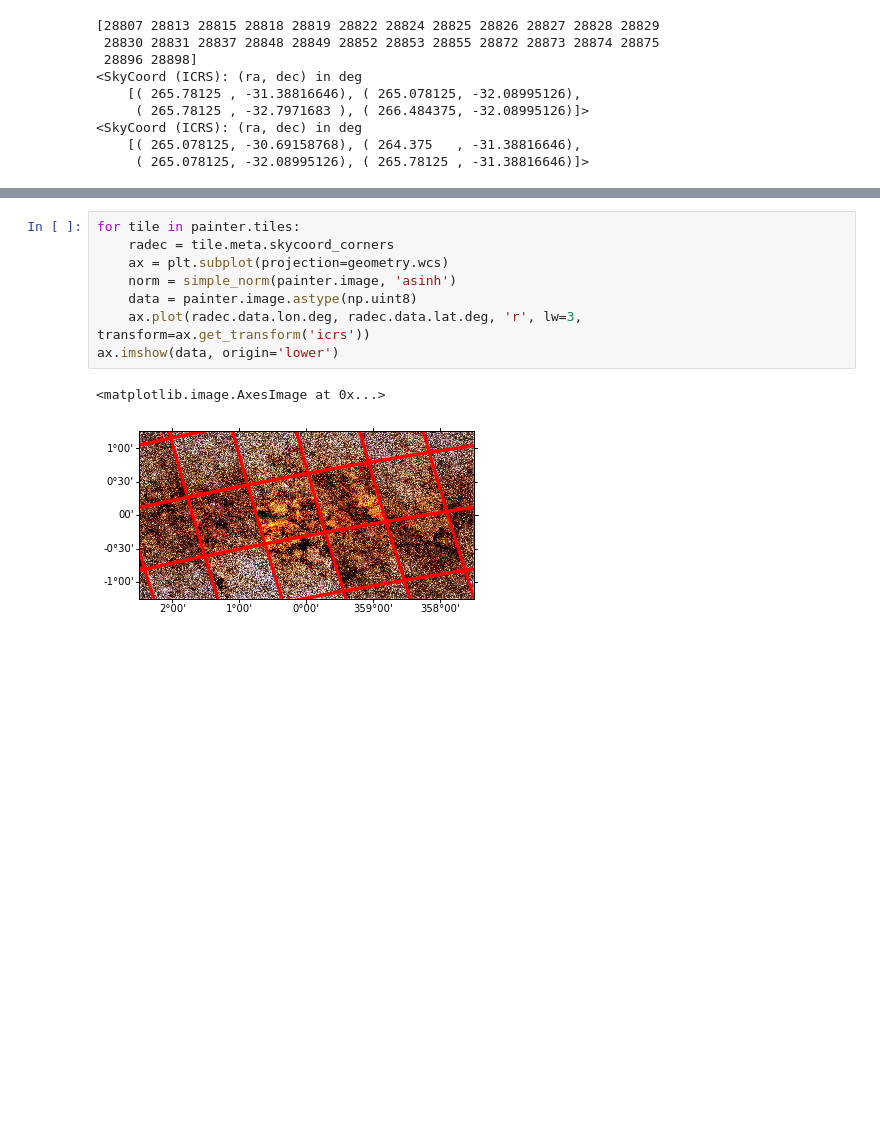
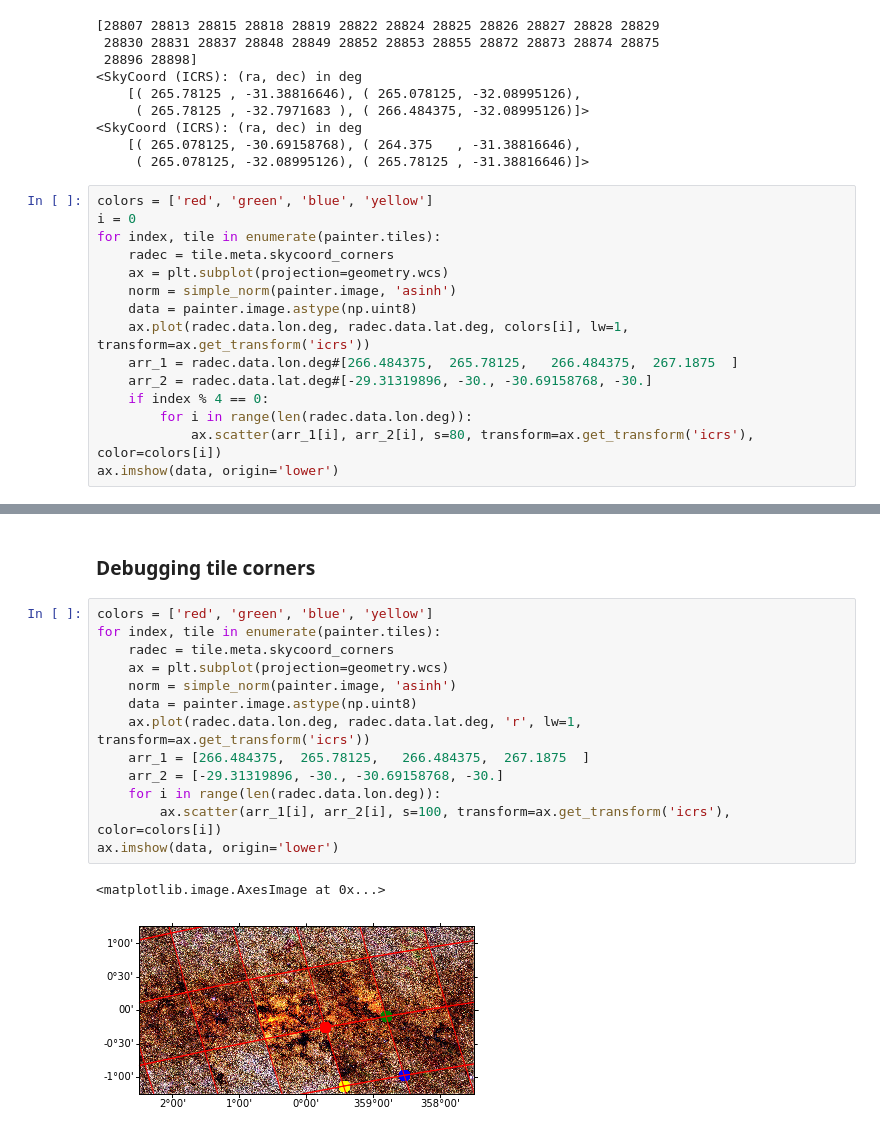
Before and after one commit to adl1995/HIPS-to-Py, a Jupyter notebook: examples/JPG_tile_draw_issue.ipynb, the cells around one changed output, grey strips where cells are left out. Drawn from its saved outputs; the diff is of its cells as text; blank space fills up the shorter version.

```diff
--- a/examples/JPG_tile_draw_issue.ipynb
+++ b/examples/JPG_tile_draw_issue.ipynb
@@ -80,3 +80,18 @@ print(painter.tiles[1].meta.skycoord_corners)
 <SkyCoord (ICRS): (ra, dec) in deg
     [( 265.078125, -30.69158768), ( 264.375   , -31.38816646),
      ( 265.078125, -32.08995126), ( 265.78125 , -31.38816646)]>
+# %%
+colors = ['red', 'green', 'blue', 'yellow']
+i = 0
+for index, tile in enumerate(painter.tiles):
+    radec = tile.meta.skycoord_corners
+    ax = plt.subplot(projection=geometry.wcs)
+    norm = simple_norm(painter.image, 'asinh')
+    data = painter.image.astype(np.uint8)
+    ax.plot(radec.data.lon.deg, radec.data.lat.deg, colors[i], lw=1, transform=ax.get_transform('icrs'))
+    arr_1 = radec.data.lon.deg#[266.484375,  265.78125,   266.484375,  267.1875  ]
+    arr_2 = radec.data.lat.deg#[-29.31319896, -30., -30.69158768, -30.]
+    if index % 4 == 0:
+        for i in range(len(radec.data.lon.deg)):
+            ax.scatter(arr_1[i], arr_2[i], s=80, transform=ax.get_transform('icrs'), color=colors[i])
+ax.imshow(data, origin='lower')
@@ -83,11 +101,18 @@ print(painter.tiles[1].meta.skycoord_corners)
+# %% [markdown]
+### Debugging tile corners
 # %%
-for tile in painter.tiles:
+colors = ['red', 'green', 'blue', 'yellow']
+for index, tile in enumerate(painter.tiles):
     radec = tile.meta.skycoord_corners
     ax = plt.subplot(projection=geometry.wcs)
     norm = simple_norm(painter.image, 'asinh')
     data = painter.image.astype(np.uint8)
-    ax.plot(radec.data.lon.deg, radec.data.lat.deg, 'r', lw=3, transform=ax.get_transform('icrs'))
+    ax.plot(radec.data.lon.deg, radec.data.lat.deg, 'r', lw=1, transform=ax.get_transform('icrs'))
+    arr_1 = [266.484375,  265.78125,   266.484375,  267.1875  ]
+    arr_2 = [-29.31319896, -30., -30.69158768, -30.]
+    for i in range(len(radec.data.lon.deg)):
+        ax.scatter(arr_1[i], arr_2[i], s=100, transform=ax.get_transform('icrs'), color=colors[i])
 ax.imshow(data, origin='lower')
 # %% [output]
 <matplotlib.image.AxesImage at 0x...>
-[figure, old version]
+[figure, new version]
```
Also changed, not shown: parts of 1 cell of this notebook, 3 other files.
